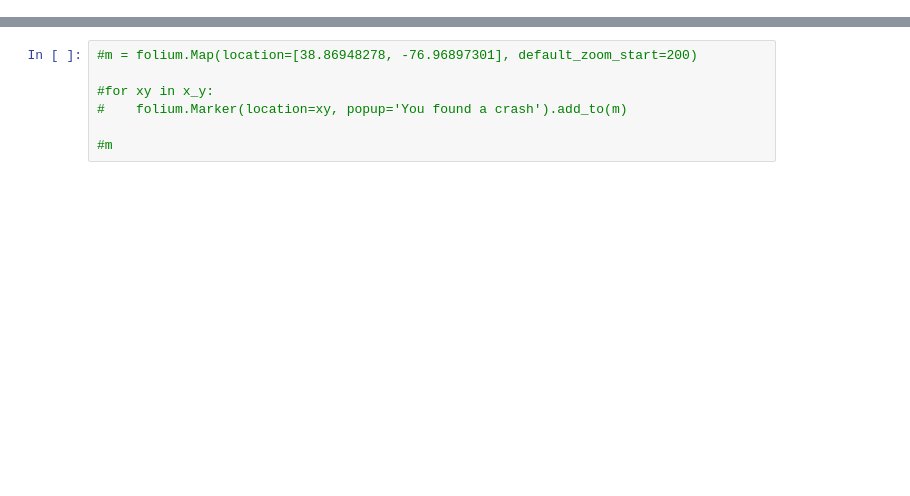
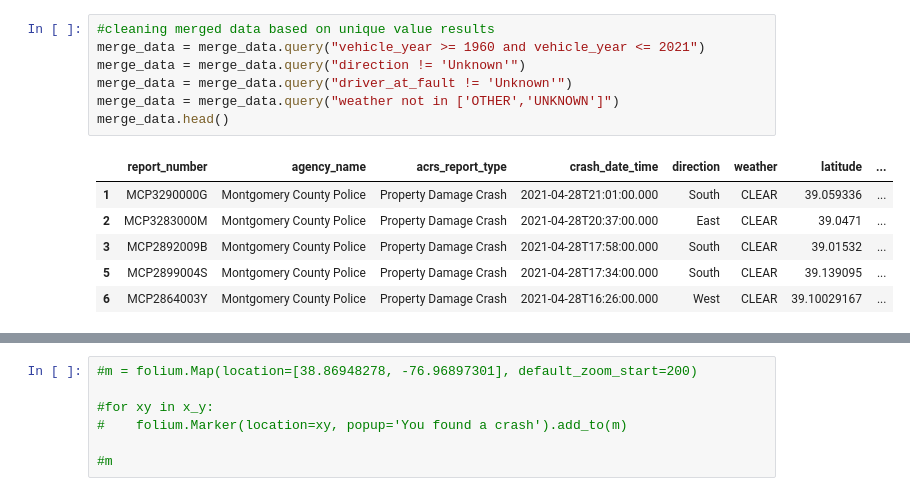
Before and after one commit to terrydiko/INST447Project, a Jupyter notebook: join.ipynb, the cells around one changed output, grey strips where cells are left out. Drawn from its saved outputs; the diff is of its cells as text; blank space fills up the shorter version.

```diff
--- a/join.ipynb
+++ b/join.ipynb
@@ -110,0 +95,14 @@ import numpy as
+# %%
+#cleaning merged data based on unique value results
+merge_data = merge_data.query("vehicle_year >= 1960 and vehicle_year <= 2021")
+merge_data = merge_data.query("direction != 'Unknown'")
+merge_data = merge_data.query("driver_at_fault != 'Unknown'")
+merge_data = merge_data.query("weather not in ['OTHER','UNKNOWN']")
+merge_data.head()
+# %% [output]
+|  | report_number | agency_name | acrs_report_type | crash_date_time | direction | weather | latitude | ... |
+| 1 | MCP3290000G | Montgomery County Police | Property Damage Crash | 2021-04-28T21:01:00.000 | South | CLEAR | 39.059336 | ... |
+| 2 | MCP3283000M | Montgomery County Police | Property Damage Crash | 2021-04-28T20:37:00.000 | East | CLEAR | 39.0471 | ... |
+| 3 | MCP2892009B | Montgomery County Police | Property Damage Crash | 2021-04-28T17:58:00.000 | South | CLEAR | 39.01532 | ... |
+| 5 | MCP2899004S | Montgomery County Police | Property Damage Crash | 2021-04-28T17:34:00.000 | South | CLEAR | 39.139095 | ... |
+| 6 | MCP2864003Y | Montgomery County Police | Property Damage Crash | 2021-04-28T16:26:00.000 | West | CLEAR | 39.10029167 | ... |
```
Also changed, not shown: parts of 26 cells of this notebook.
